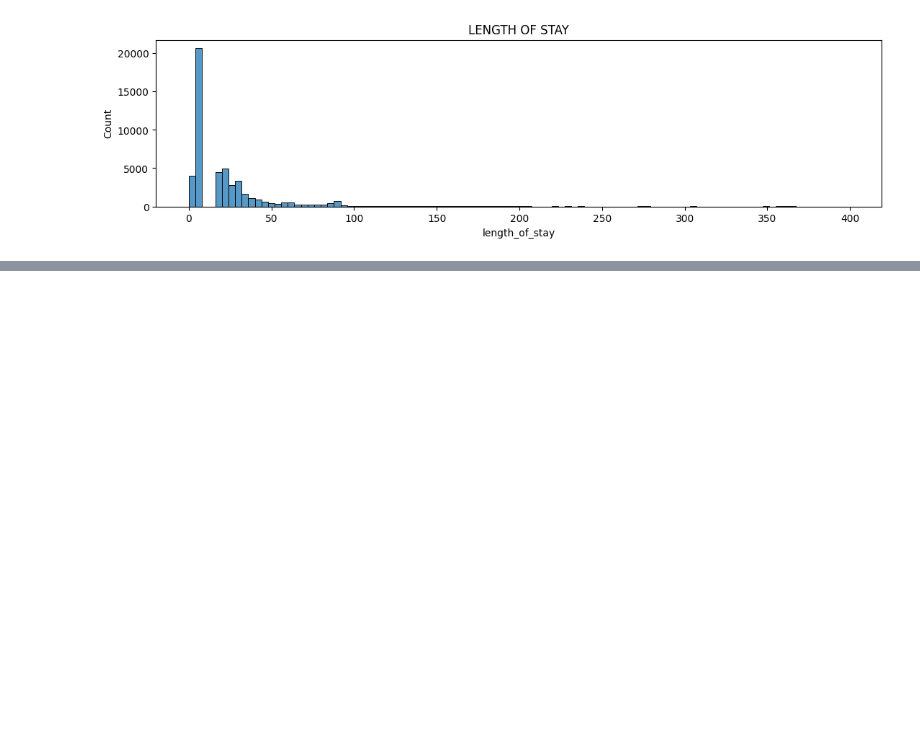
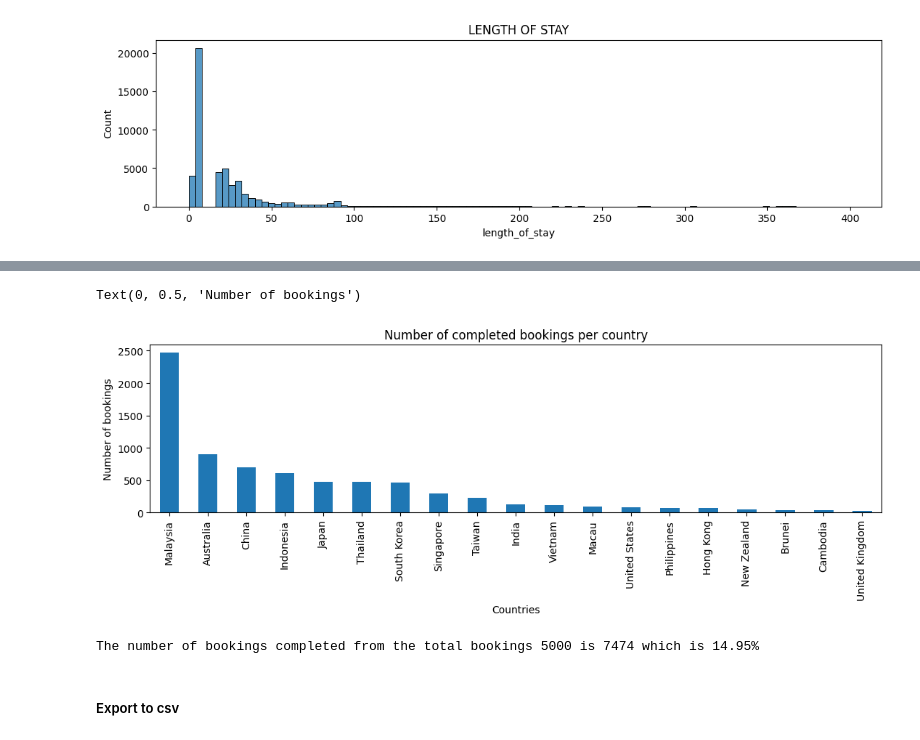
Before and after one commit to Ibeabuchi1/BA_internship, a Jupyter notebook: customer_booking/customer_booking.ipynb, the cells around one changed output, grey strips where cells are left out. Cells and saved outputs as stored; diff of their text form; code cells hidden in the pictures; blank space fills up the shorter version.

```diff
--- a/customer_booking/customer_booking.ipynb
+++ b/customer_booking/customer_booking.ipynb
@@ -186,0 +202,9 @@ Name: count, dtype: int64
+# %%
+plt.figure(figsize=(13, 3))
+ax = df[df.booking_complete == 1]['booking_origin'].value_counts()[:19].plot(kind='bar')
+ax.set_title('Number of completed bookings per country')
+ax.set_xlabel('Countries')
+ax.set_ylabel('Number of bookings')
+# %% [output]
+Text(0, 0.5, 'Number of bookings')
+[figure, added]
@@ -186,0 +214,7 @@ Name: count, dtype: int64
+# %%
+
+print(f'The number of bookings completed from the total bookings {5000} is {completed_booking} which is {round(completed_booking_pct, 2)}%')
+# %% [output]
+The number of bookings completed from the total bookings 5000 is 7474 which is 14.95%
+# %% [markdown]
+##### Export to csv
```
Also changed, not shown: parts of 7 cells of this notebook, 1 other file.
